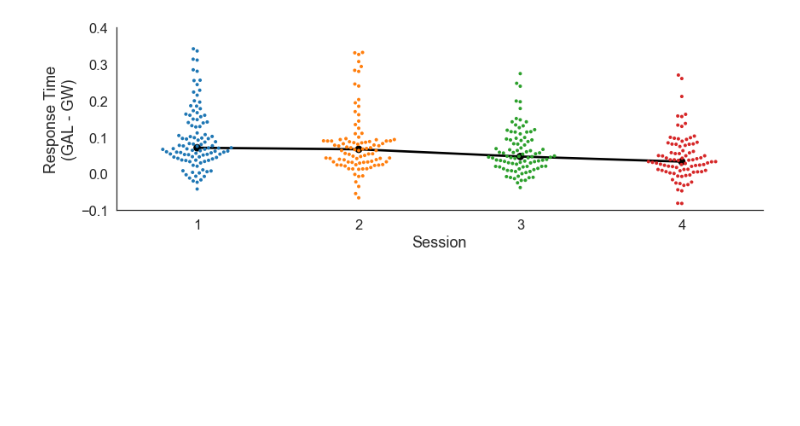
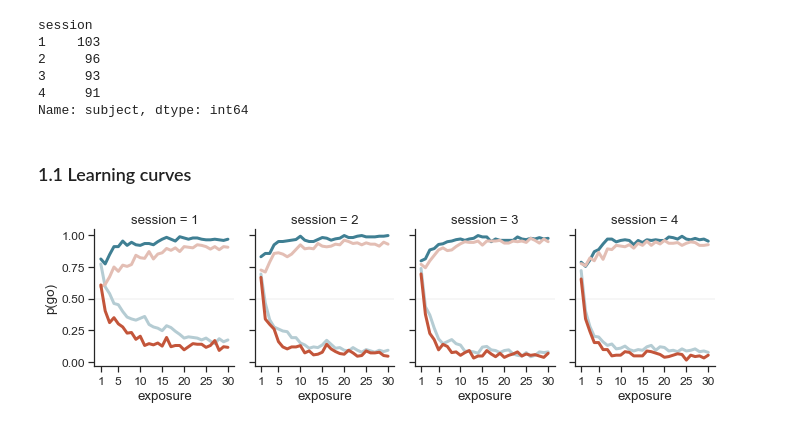
Before and after one commit to nivlab/RobotFactory, a Jupyter notebook: study01/02_Descriptive.ipynb, the cells around one changed output. Saved outputs shown, nothing was run; the diff lists cells and outputs as text; code cells hidden in the pictures; blank space fills up the shorter version.

Commit message:
some plots for inspiration

```diff
--- a/study01/02_Descriptive.ipynb
+++ b/study01/02_Descriptive.ipynb
@@ -211,14 +10,52 @@ test = test.reset_index()
-# %%
-## Initialize canvas.
-fig, ax = plt.subplots(1,1,figsize=(12,4))
-
-## Plot.
-sns.swarmplot('Session', 'Delta', data=test, size=4, ax=ax)
-sns.pointplot('Session', 'Delta', data=test, color='k', size=3, estimator=np.median,
-              ci=None, linewidth=1, ax=ax)
-
-ax.set(ylim=(-0.1,0.4), ylabel='Response Time\n(GAL - GW)')
-sns.despine()
-plt.tight_layout()
-# %% [output]
-[figure, removed]
+# %%
+## Iteratively load data.
+data = []
+for session in ['s1','s2','s3','s4']:
+
+    ## Load data.
+    df = read_csv(os.path.join('data', session, 'pgng.csv'))
+
+    ## Restrict participants.
+    if session == 's1':
+        reject = read_csv(os.path.join('data', session, 'reject.csv'))
+        df = df[df.subject.isin(reject.query('reject==0').subject)].reset_index(drop=True)
+
+    ## Append.
+    data.append(df)
+
+## Concatenate DataFrames.
+data = concat(data)
+
+## Return number of participants per session.
+print(data.groupby('session').subject.nunique())
+# %% [output]
+session
+1    103
+2     96
+3     93
+4     91
+Name: subject, dtype: int64
+# %% [markdown]
+### 1.1 Learning curves
+# %%
+## Initialize canvas.
+g = sns.FacetGrid(data, col='session', col_order=[1,2,3,4], aspect=0.8)
+
+## Define aesthetics.
+palette = sns.diverging_palette(220, 20, n=4)
+hue_order = ['gw','ngw','gal','ngal']
+
+## Plot learning curves.
+g.map(sns.lineplot, 'exposure', 'choice', 'robot', hue_order=hue_order, palette=palette, lw=3, ci=None)
+
+## Add trend line.
+for ax in g.axes.flatten(): ax.axhline(0.5, color='k', alpha=0.05, zorder=-1)
+
+## Adjust x-axis.
+g.set(xticks=np.append(1, np.arange(5,31,5)))
+g.set_xlabels('exposure')
+
+## Adjust y-axis.
+g.set_ylabels('p(go)');
+# %% [output]
+[figure, added]
```
Also changed, not shown: parts of 24 cells of this notebook.
